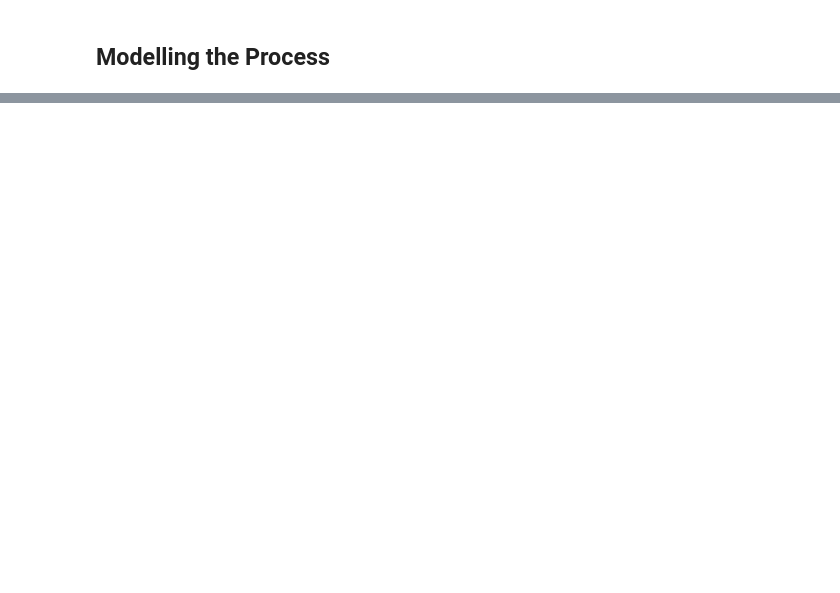
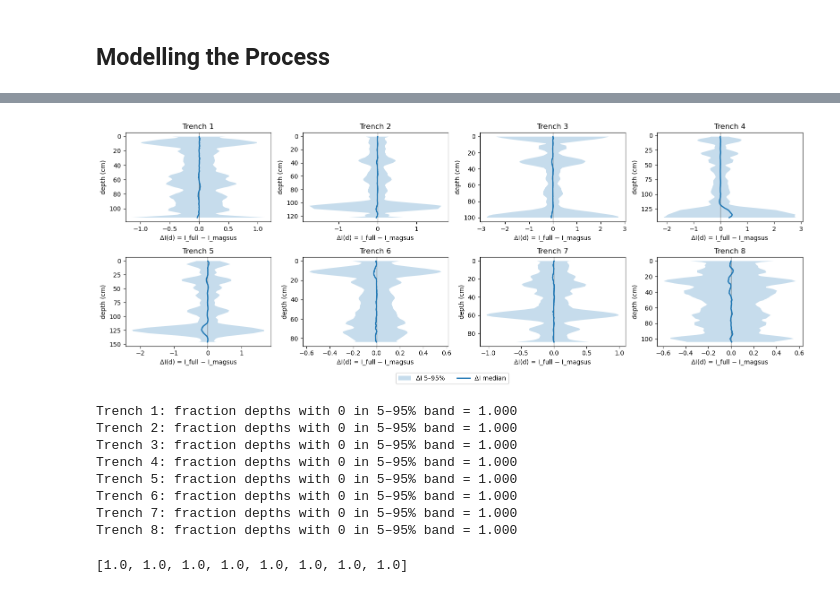
Before and after one commit to wccarleton/kkpp24, a Jupyter notebook: Src/kohker_pp24.ipynb, the cells around one changed output, grey strips where cells are left out. Saved outputs shown, nothing was run; the diff lists cells and outputs as text; code cells hidden in the pictures; blank space fills up the shorter version.

```diff
--- a/Src/kohker_pp24.ipynb
+++ b/Src/kohker_pp24.ipynb
@@ -1210,0 +958,18 @@ plt.show()
+# %%
+# Bottle the simulated data
+simdata = dict(
+    T = T,
+    trench_ids = list(range(T)),
+
+    Z_all = Z_all,
+    D_all = [Z.shape[0] for Z in Z_all],
+
+    obs_idx_all = obs_idx_all,
+    y_reps_all = y_reps_all,
+    n_reps_all = [len(rep_list) for rep_list in y_reps_all],
+
+    c_all = c_all,
+    A_all = A_all,
+    edges_all = edges_all,
+    B_all = [len(c) for c in c_all],
+)
@@ -1210,0 +1082,3 @@ plt.show()
+# %%
+idata_full_simulated   = run_hsgp(simdata, use_ceramics=True)
+idata_magsus_simulated = run_hsgp(simdata, use_ceramics=False)
@@ -1210,0 +1432,10 @@ plt.show()
+# %%
+def stack_samples_depth_last(xarr):
+    depth_dim = [d for d in xarr.dims if d not in ("chain","draw")][0]
+    vals = xarr.transpose("chain","draw",depth_dim).stack(s=("chain","draw")).values
+    if vals.shape[0] < vals.shape[1]:
+        vals = vals.T
+    return np.asarray(vals)  # (S, D)
+
+def qbands(arr, q=(5,50,95)):
+    return np.percentile(np.asarray(arr), q, axis=0)
@@ -1210,0 +1525,17 @@ plt.show()
+# %%
+plot_delta_I(
+    idata_full_simulated,
+    idata_magsus_simulated,
+    simdata,
+)
+# %% [output]
+[figure, added]
+Trench 1: fraction depths with 0 in 5–95% band = 1.000
+Trench 2: fraction depths with 0 in 5–95% band = 1.000
+Trench 3: fraction depths with 0 in 5–95% band = 1.000
+Trench 4: fraction depths with 0 in 5–95% band = 1.000
+Trench 5: fraction depths with 0 in 5–95% band = 1.000
+Trench 6: fraction depths with 0 in 5–95% band = 1.000
+Trench 7: fraction depths with 0 in 5–95% band = 1.000
+Trench 8: fraction depths with 0 in 5–95% band = 1.000
+[1.0, 1.0, 1.0, 1.0, 1.0, 1.0, 1.0, 1.0]
```
Also changed, not shown: parts of 53 cells of this notebook, 23 other files.
